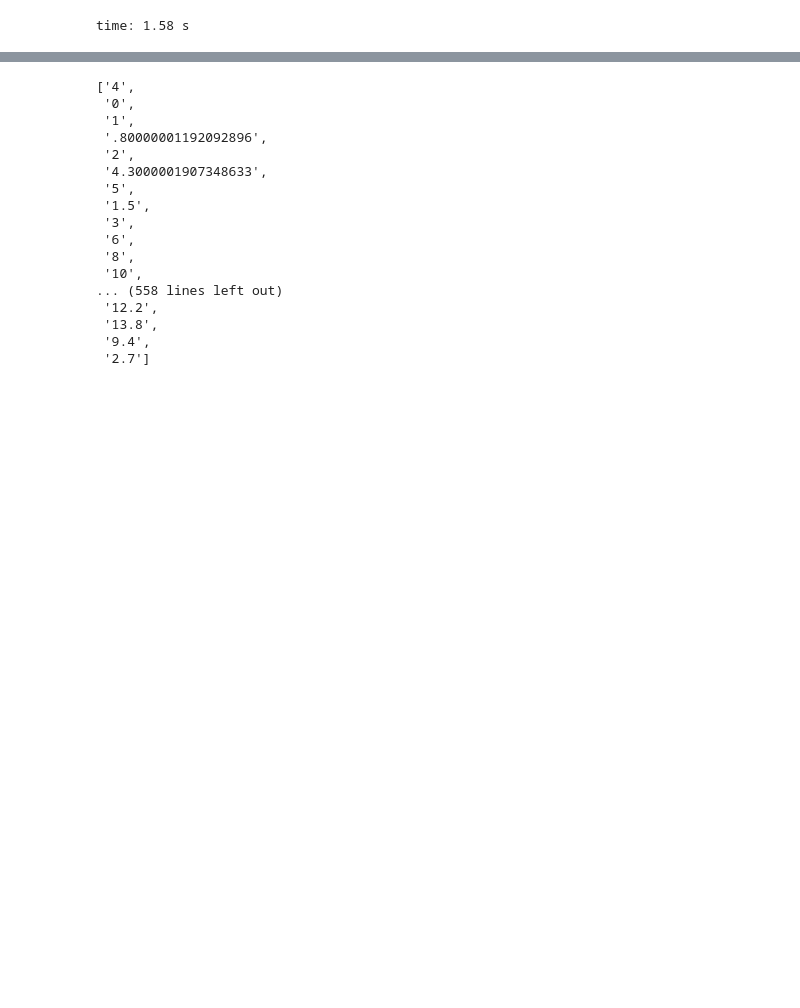
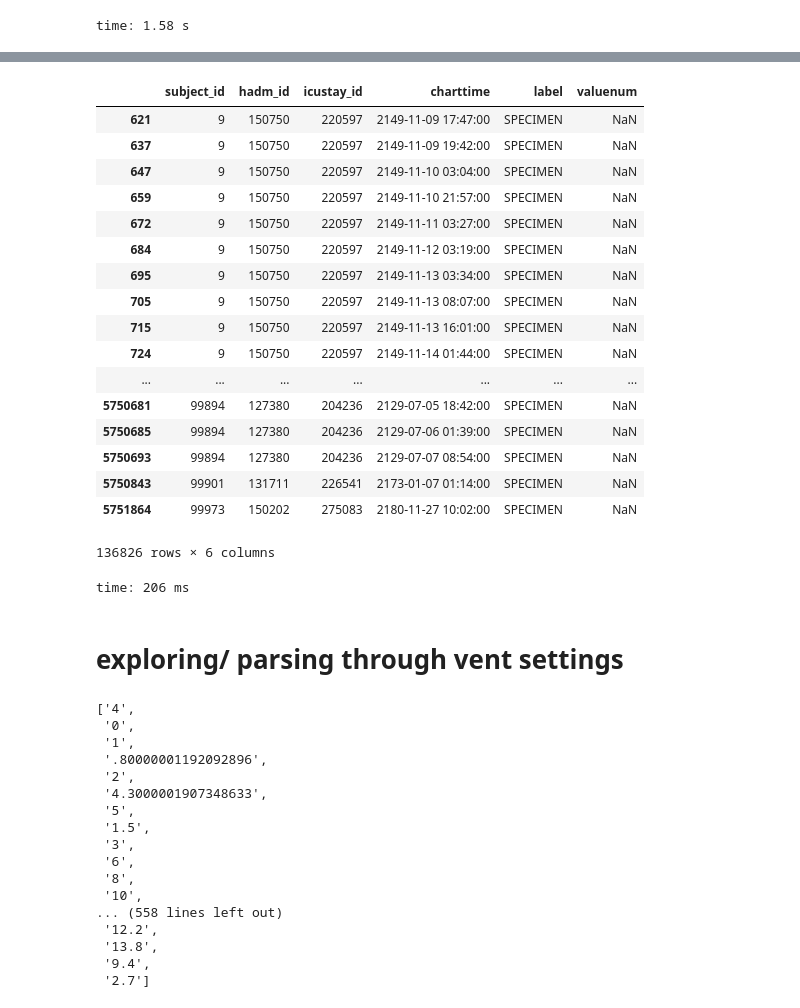
Before and after one commit to kellylinyingxin/mimiciii-antibiotics-modeling, a Jupyter notebook: notebooks/04-clinical_explore.ipynb, the cells around one changed output, grey strips where cells are left out. Drawn from its saved outputs; the diff is of its cells as text; code cells hidden in the pictures; blank space fills up the shorter version.

```diff
--- a/notebooks/04-clinical_explore.ipynb
+++ b/notebooks/04-clinical_explore.ipynb
@@ -474,3 +435,27 @@ time: 9.45 ms
+# %%
+bg_all_nosummary_df[bg_all_nosummary_df['label']=='SPECIMEN']# & bg_all_nosummary_df['valuenum']=='ART']
+# %% [output]
+|  | subject_id | hadm_id | icustay_id | charttime | label | valuenum |
+| 621 | 9 | 150750 | 220597 | 2149-11-09 17:47:00 | SPECIMEN | NaN |
+| 637 | 9 | 150750 | 220597 | 2149-11-09 19:42:00 | SPECIMEN | NaN |
+| 647 | 9 | 150750 | 220597 | 2149-11-10 03:04:00 | SPECIMEN | NaN |
+| 659 | 9 | 150750 | 220597 | 2149-11-10 21:57:00 | SPECIMEN | NaN |
+| 672 | 9 | 150750 | 220597 | 2149-11-11 03:27:00 | SPECIMEN | NaN |
+| 684 | 9 | 150750 | 220597 | 2149-11-12 03:19:00 | SPECIMEN | NaN |
+| 695 | 9 | 150750 | 220597 | 2149-11-13 03:34:00 | SPECIMEN | NaN |
+| 705 | 9 | 150750 | 220597 | 2149-11-13 08:07:00 | SPECIMEN | NaN |
+| 715 | 9 | 150750 | 220597 | 2149-11-13 16:01:00 | SPECIMEN | NaN |
+| 724 | 9 | 150750 | 220597 | 2149-11-14 01:44:00 | SPECIMEN | NaN |
+| ... | ... | ... | ... | ... | ... | ... |
+| 5750681 | 99894 | 127380 | 204236 | 2129-07-05 18:42:00 | SPECIMEN | NaN |
+| 5750685 | 99894 | 127380 | 204236 | 2129-07-06 01:39:00 | SPECIMEN | NaN |
+| 5750693 | 99894 | 127380 | 204236 | 2129-07-07 08:54:00 | SPECIMEN | NaN |
+| 5750843 | 99901 | 131711 | 226541 | 2173-01-07 01:14:00 | SPECIMEN | NaN |
+| 5751864 | 99973 | 150202 | 275083 | 2180-11-27 10:02:00 | SPECIMEN | NaN |
+136826 rows × 6 columns
+time: 206 ms
+# %% [markdown]
+# exploring/ parsing through vent settings
 # %%
 list(ventsettings_all2_df.loc[ventsettings_all2_df.loc[:,'label']=='PEEP','value'].unique())
 # %% [output]
```
Also changed, not shown: parts of 9 cells of this notebook, 6 other files.
